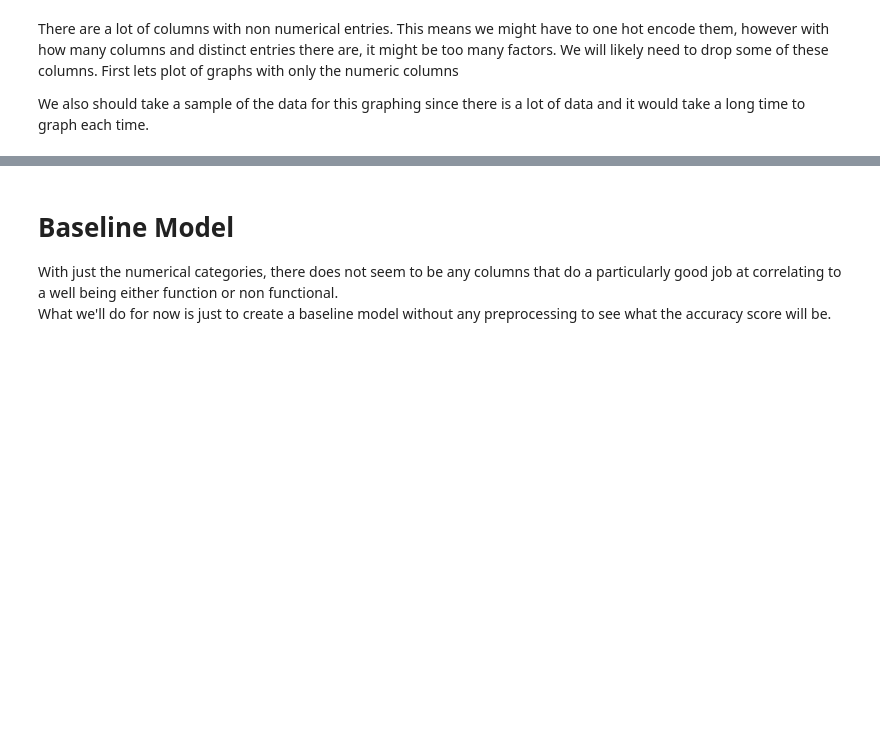
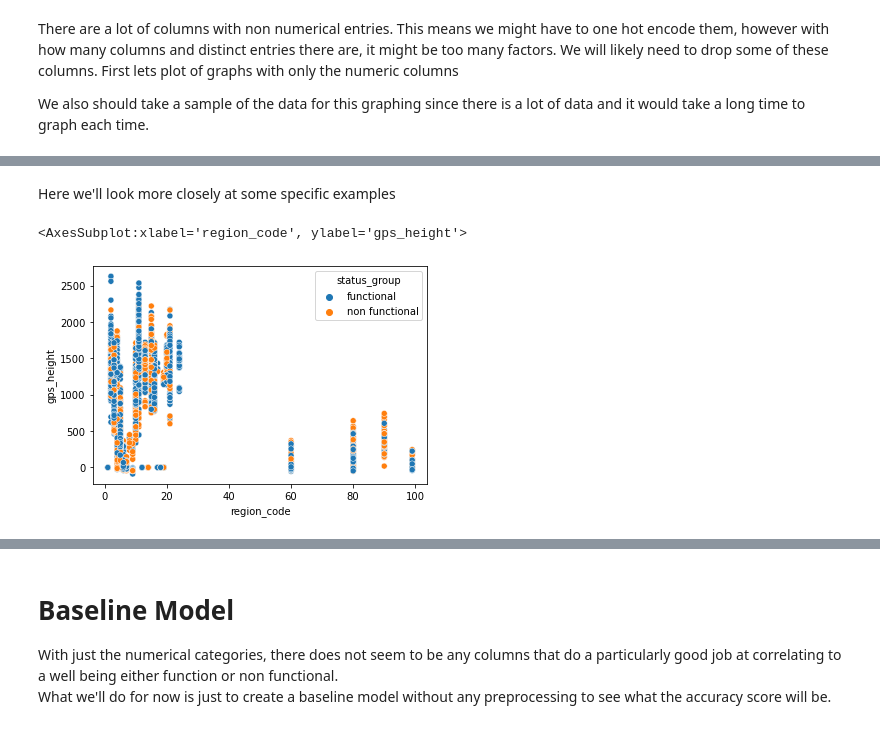
Before and after one commit to Zxhjlk/Phase3Project, a Jupyter notebook: notebooks/ModelResults.ipynb, the cells around one changed output, grey strips where cells are left out. Cells and saved outputs as stored; diff of their text form; code cells hidden in the pictures; blank space fills up the shorter version.

```diff
--- a/notebooks/ModelResults.ipynb
+++ b/notebooks/ModelResults.ipynb
@@ -69,0 +73,7 @@ sns.pairplot(hue = 'status_group', data= df_num_sample)
+# %% [markdown]
+Here we'll look more closely at some specific examples
+# %%
+sns.scatterplot(data= df_num_sample, x = 'region_code', y='gps_height', hue = 'status_group')
+# %% [output]
+<AxesSubplot:xlabel='region_code', ylabel='gps_height'>
+[figure, added]
```
Also changed, not shown: parts of 7 cells of this notebook, 3 other files.
